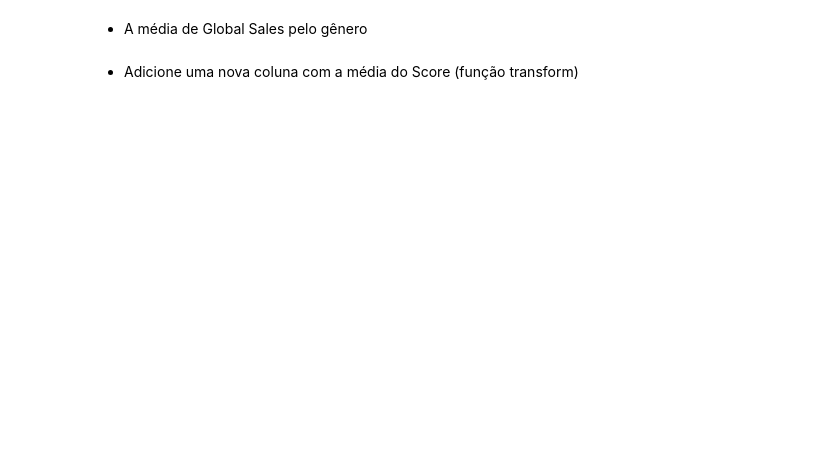
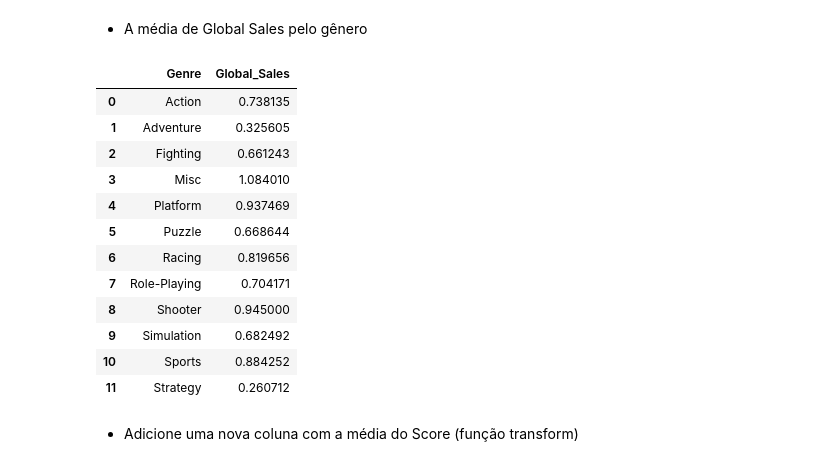
Before and after one commit to Joao-Inacio/Pandas-Descomplicado-Um-Guia-Pratico-para-Iniciantes, a Jupyter notebook: 0.1_Series/Exercícios_NÃO_resolvidos.ipynb, the cells around one changed output. Drawn from its saved outputs; the diff is of its cells as text; code cells hidden in the pictures; blank space fills up the shorter version.

```diff
--- a/0.1_Series/Exercícios_NÃO_resolvidos.ipynb
+++ b/0.1_Series/Exercícios_NÃO_resolvidos.ipynb
@@ -860,4 +896,21 @@ Name: Global_Sales, dtype: float64
 # %% [markdown]
 - A média de Global Sales pelo gênero
+# %%
+agrupamento3 = df.groupby('Genre', observed=False)['Global_Sales'].mean().reset_index()
+agrupamento3
+# %% [output]
+|  | Genre | Global_Sales |
+| 0 | Action | 0.738135 |
+| 1 | Adventure | 0.325605 |
+| 2 | Fighting | 0.661243 |
+| 3 | Misc | 1.084010 |
+| 4 | Platform | 0.937469 |
+| 5 | Puzzle | 0.668644 |
+| 6 | Racing | 0.819656 |
+| 7 | Role-Playing | 0.704171 |
+| 8 | Shooter | 0.945000 |
+| 9 | Simulation | 0.682492 |
+| 10 | Sports | 0.884252 |
+| 11 | Strategy | 0.260712 |
 # %% [markdown]
 - Adicione uma nova coluna com a média do Score (função transform)
```
Also changed, not shown: parts of 3 cells of this notebook.
